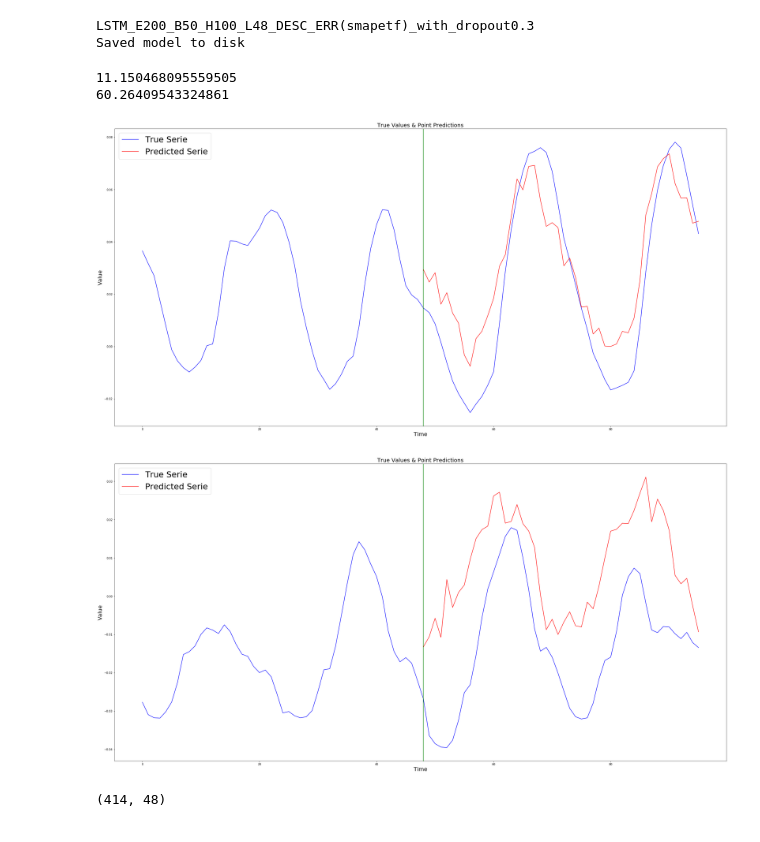
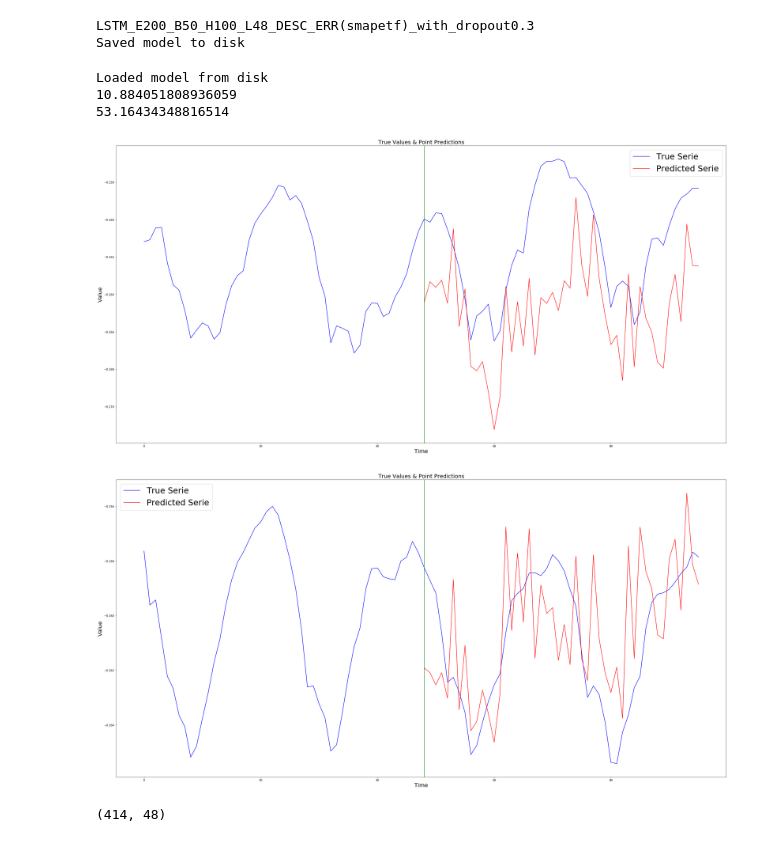
Before and after one commit to yamen23ali/m4-lstm, a Jupyter notebook: notebooks/Point_predection_mae.ipynb, the cells around one changed output. Drawn from its saved outputs; the diff is of its cells as text; code cells hidden in the pictures.

```diff
--- a/notebooks/Point_predection_mae.ipynb
+++ b/notebooks/Point_predection_mae.ipynb
@@ -19,6 +21,6 @@ import tensorflow as tf
 # %%
-EPOCHS = 200
-BATCH_SIZE = 50
+EPOCHS = 1
+BATCH_SIZE = 100
 LOOKBACK = 48
 HORIZON = 48
 HIDDEN_LAYER_SIZE = 100
@@ -35,7 +37,7 @@ gen = M4Generator("../Dataset/Train/Hourly-train.csv", "../Dataset/Test/Hourly-t
 model = M4Model(hidden_layer_size=HIDDEN_LAYER_SIZE, batch_size=BATCH_SIZE, lookback=LOOKBACK,
         horizon=HORIZON, learning_rate=0.001, loss = smapetf, dropout_ratio = 0.3)
 
-hist = model.train(gen, epochs=EPOCHS)
+#hist = model.train(gen, epochs=EPOCHS)
 
 #model.save(f'../models/{model_name}.json', f'../models/{model_name}.h5')
 # %% [output]
@@ -68,7 +54,7 @@ Saved model to disk
 
 #=================== Evaluate Model
 #model = M4Model(batch_size=BATCH_SIZE, learning_rate=0.001, loss = smapetf,)
-#model.load('../models/LSTM_E500_B50_H200_L48.json','../models/LSTM_E500_B50_H200_L48.h5')
+model.load('../models/LSTM_E300_B100_H200_L48_ERRmae_D0.5.json','../models/LSTM_E200_B200_H200_L48_ERRmae_D0.5.h5')
 
 #model.compile()
 #hist = model.train(gen, epochs=EPOCHS)
@@ -87,24 +73,25 @@ print(train_error)
 test_error = evaluate_model(model, test_x, test_y, smapetf)
 print(test_error)
 # %% [output]
-11.150468095559505
-60.26409543324861
+Loaded model from disk
+10.884051808936059
+53.16434348816514
 # %%
-IDX = 19
+IDX = 0
 #============ Predict Train
 predictedY = model.predict(train_x[:BATCH_SIZE,:].reshape(BATCH_SIZE, LOOKBACK, 1))
 
 #plot_series(train_x, train_y, predictedY, series_num=10)
 plot_serie_and_prediction(train_x, train_y, predictedY, serie_indx=IDX)
 
 #============ Predict Test
 predictedY = model.predict(test_x[:BATCH_SIZE,:].reshape(BATCH_SIZE, LOOKBACK, 1))
 
 #plot_series(test_x, test_y, predictedY, series_num=10)
 plot_serie_and_prediction(test_x, test_y, predictedY, serie_indx=IDX)
 # %% [output]
-[figure, old version]
+[figure, new version]
-[figure, old version]
+[figure, new version]
 # %%
 from utils import exponential_smoothing
 
```
Also changed, not shown: parts of 2 cells of this notebook, 33 other files.
